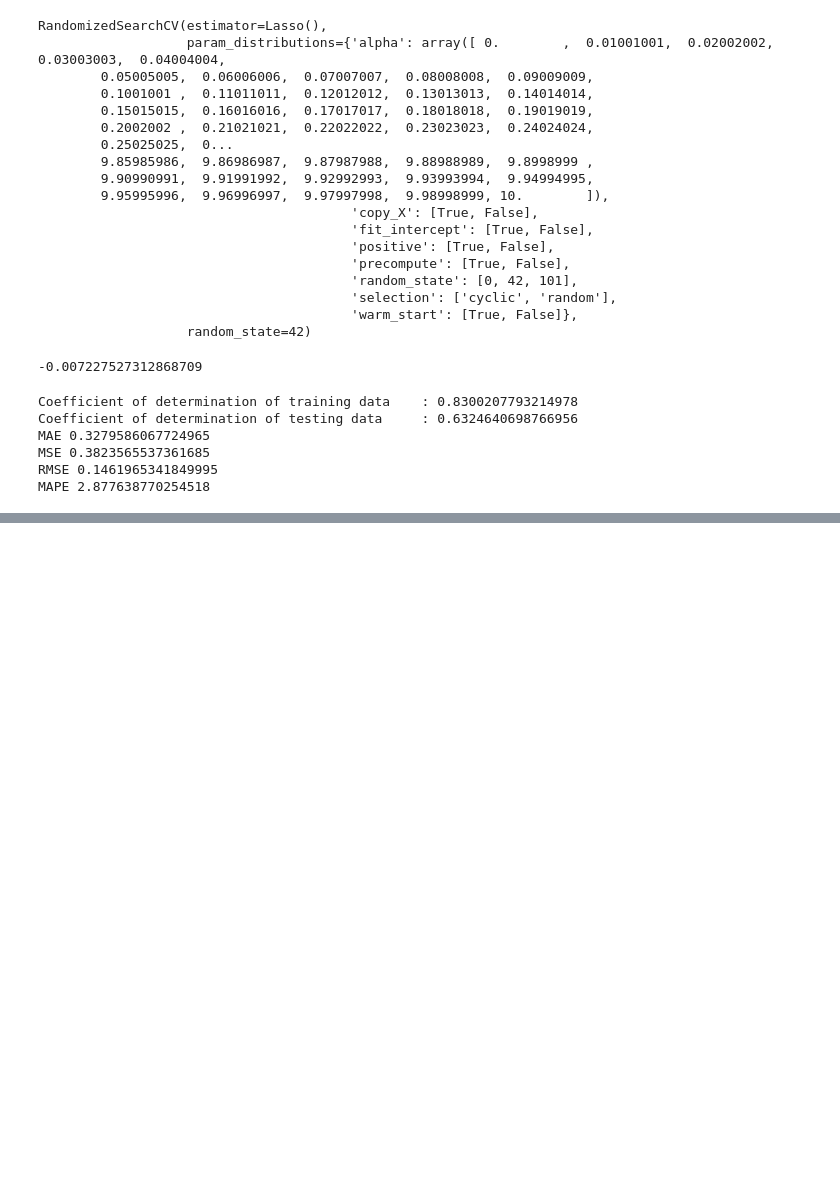
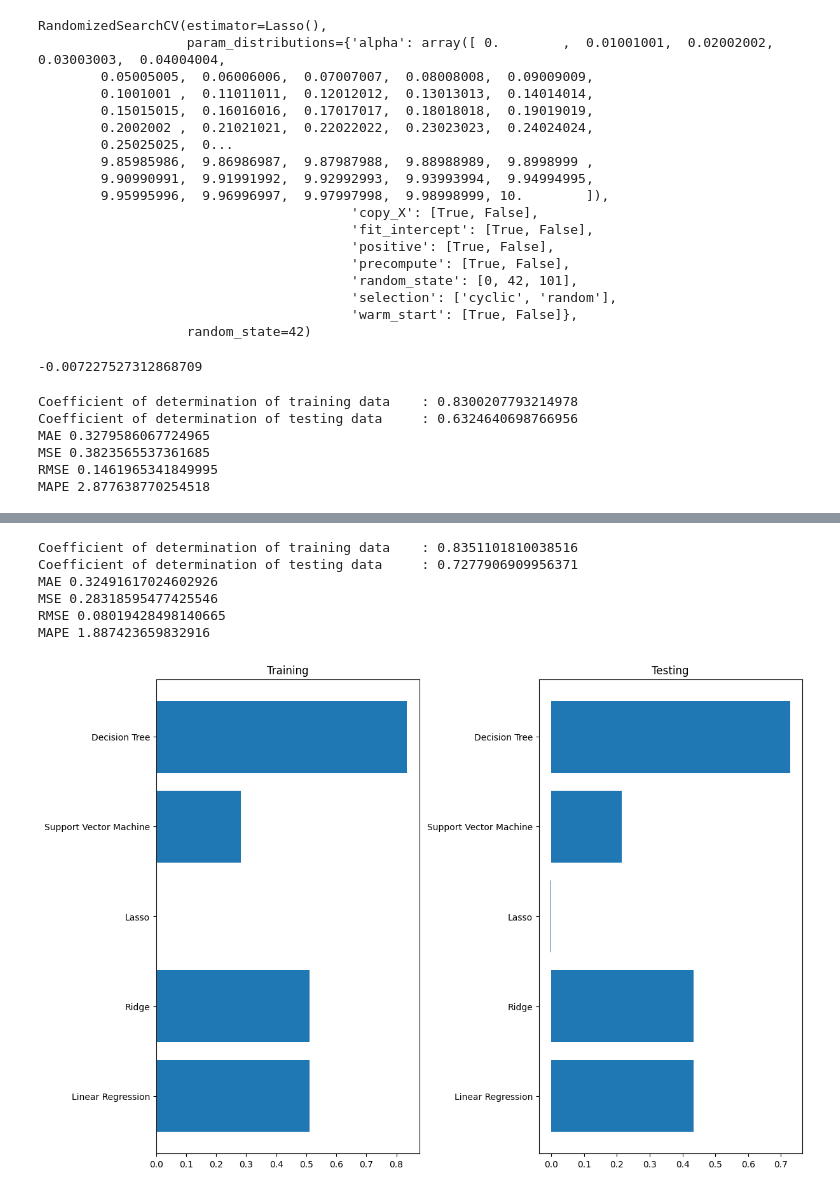
Before and after one commit to dhonihanif/Lapto_price_predictions, a Jupyter notebook: laptop.ipynb, the cells around one changed output, grey strips where cells are left out. Cells and saved outputs as stored; diff of their text form; code cells hidden in the pictures; blank space fills up the shorter version.

```diff
--- a/laptop.ipynb
+++ b/laptop.ipynb
@@ -727,2 +715,0 @@ search_svm.best_score_
-# %%
-svm = search_svm.best_estimator_.fit(X_train, y_train)
@@ -753,0 +802,28 @@ print("MAPE", mean_absolute_percentage_error(y_test, y_pred))
+# %%
+y_pred = tree.predict(X_test)
+print("Coefficient of determination of training data\t :", r2_score(y_train, tree.predict(X_train)))
+print("Coefficient of determination of testing data\t :", r2_score(y_test, y_pred))
+print("MAE", mean_absolute_error(y_test, y_pred))
+print("MSE", mean_squared_error(y_test, y_pred))
+print("RMSE", mean_squared_error(y_test, y_pred) ** 2)
+print("MAPE", mean_absolute_percentage_error(y_test, y_pred))
+# %% [output]
+Coefficient of determination of training data    : 0.8351101810038516
+Coefficient of determination of testing data     : 0.7277906909956371
+MAE 0.32491617024602926
+MSE 0.28318595477425546
+RMSE 0.08019428498140665
+MAPE 1.887423659832916
+# %%
+models = [lr, ridge, lasso, svm, tree]
+model_names = ["Linear Regression", "Ridge", "Lasso", "Support Vector Machine", "Decision Tree"]
+fig, ax = plt.subplots(1, 2, figsize=(12, 8), layout="constrained")
+ax[0].barh([i for i in model_names], [r2_score(y_train, i.predict(X_train)) for i in models])
+ax[1].barh([i for i in model_names], [r2_score(y_test, i.predict(X_test)) for i in models])
+
+ax[0].set_title("Training")
+ax[1].set_title("Testing")
+
+plt.show()
+# %% [output]
+[figure, added]
```
Also changed, not shown: parts of 13 cells of this notebook, 4 other files.
